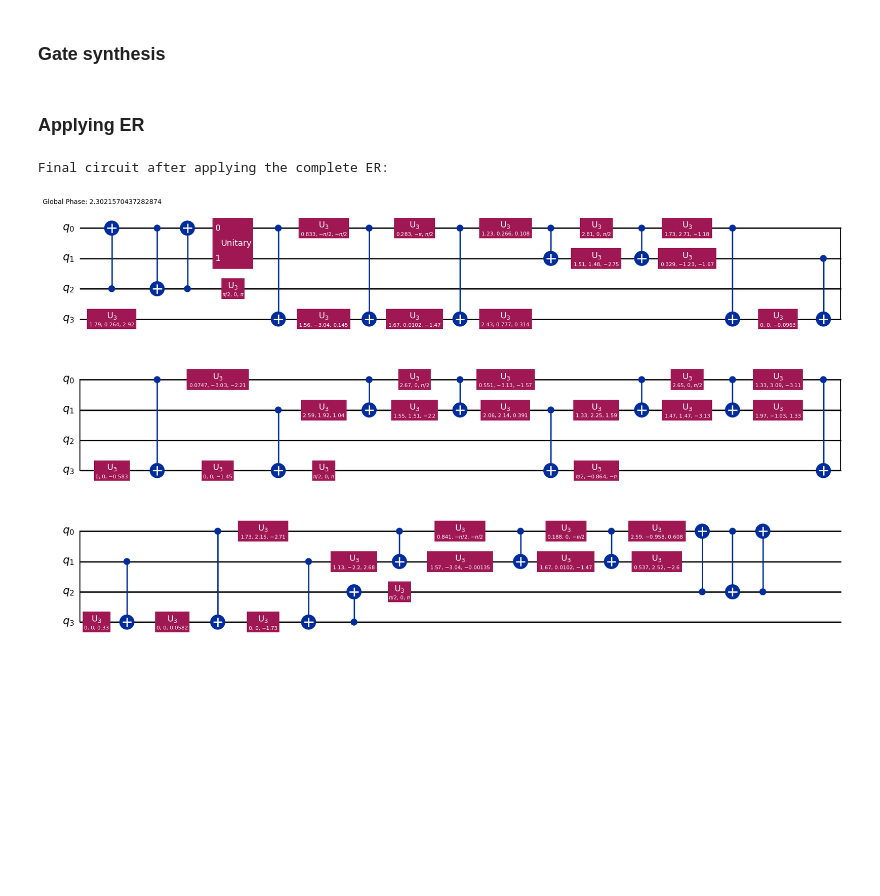
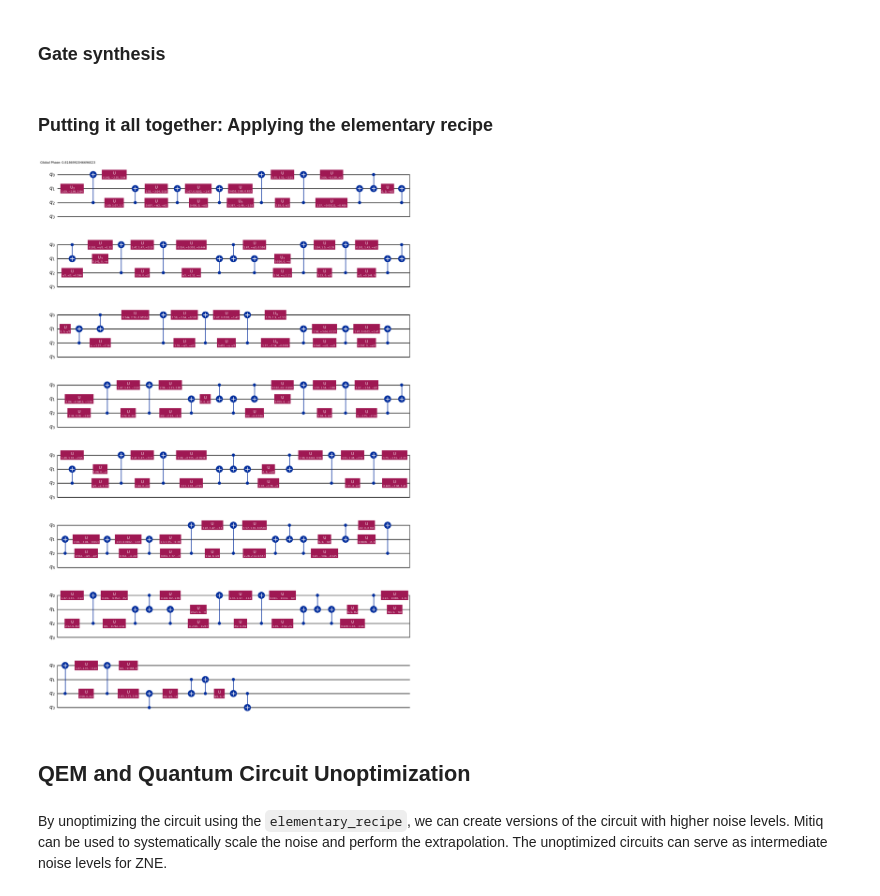
Before and after one commit to unitaryfund/circuit-unoptimization, a Jupyter notebook: notebooks/elemetary_recipe.ipynb, the cells around one changed output. Drawn from its saved outputs; the diff is of its cells as text; code cells hidden in the pictures; blank space fills up the shorter version.

```diff
--- a/notebooks/elemetary_recipe.ipynb
+++ b/notebooks/elemetary_recipe.ipynb
@@ -369,28 +329,44 @@ def gate_synthesize(qc: QuantumCircuit):
 # %% [markdown]
-### Applying ER
+### Putting it all together: Applying the elementary recipe
-# %%
-# Initialize an empty list to keep track of gates generated in previous ERs
-previous_er_gates = []
-
-# Generate a random two-qubit circuit
-qc = random_two_qubit_circuit(4, 5)
-
-# Perform gate insertion using P_r strategy
-inserted_qc, B1_info, previous_er_gates = gate_insert(
-    qc, strategy="P_r", previous_er_gates=previous_er_gates
-)
-
-# Perform gate swapping
-swapped_qc = gate_swap(inserted_qc, B1_info)
-
-# Perform gate decomposition
-decomposed_qc = gate_decompose(swapped_qc)
-
-# Perform gate synthesis (optimization)
-final_qc = gate_synthesize(decomposed_qc)
-
-print("Final circuit after applying the complete ER:")
-final_qc.draw("mpl")
-# %% [output]
-Final circuit after applying the complete ER:
-[figure, removed]
+# %%
+def elementary_recipe(qc: QuantumCircuit, iterations=1, strategy="P_c"):
+    """Apply the elementary recipe to a quantum circuit multiple times.
+
+    Args:
+        qc: The input quantum circuit.
+        iterations: The number of times to apply the recipe.
+        strategy: The strategy used in gate insertion. Options are "P_c" or "P_r".
+
+    Returns:
+        new_qc: The quantum circuit after applying the recipe.
+    """
+    new_qc = qc.copy()
+    for _ in range(iterations):
+        # Step 1: Gate Insertion
+        new_qc, B1_info = gate_insert(new_qc, strategy)
+
+        # Step 2: Gate Swapping
+        new_qc = gate_swap(new_qc, B1_info)
+
+        # Step 3: Decomposition
+        new_qc = decompose_circuit(new_qc)
+
+        # Step 4: Synthesis
+        new_qc = synthesize_circuit(new_qc)
+
+    return new_qc
+# %%
+# Generate a random two-qubit circuit
+qc = random_two_qubit_circuit(4, 5)
+
+# Apply the elementary recipe 3 times
+final_qc = elementary_recipe(qc, iterations=3)
+
+# Print the final circuit
+final_qc.draw("mpl")
+# %% [output]
+[figure, added]
+# %% [markdown]
+## QEM and Quantum Circuit Unoptimization
+# %% [markdown]
+By unoptimizing the circuit using the `elementary_recipe`, we can create versions of the circuit with higher noise levels. Mitiq can be used to systematically scale the noise and perform the extrapolation. The unoptimized circuits can serve as intermediate noise levels for ZNE.
```
Also changed, not shown: parts of 12 cells of this notebook.
